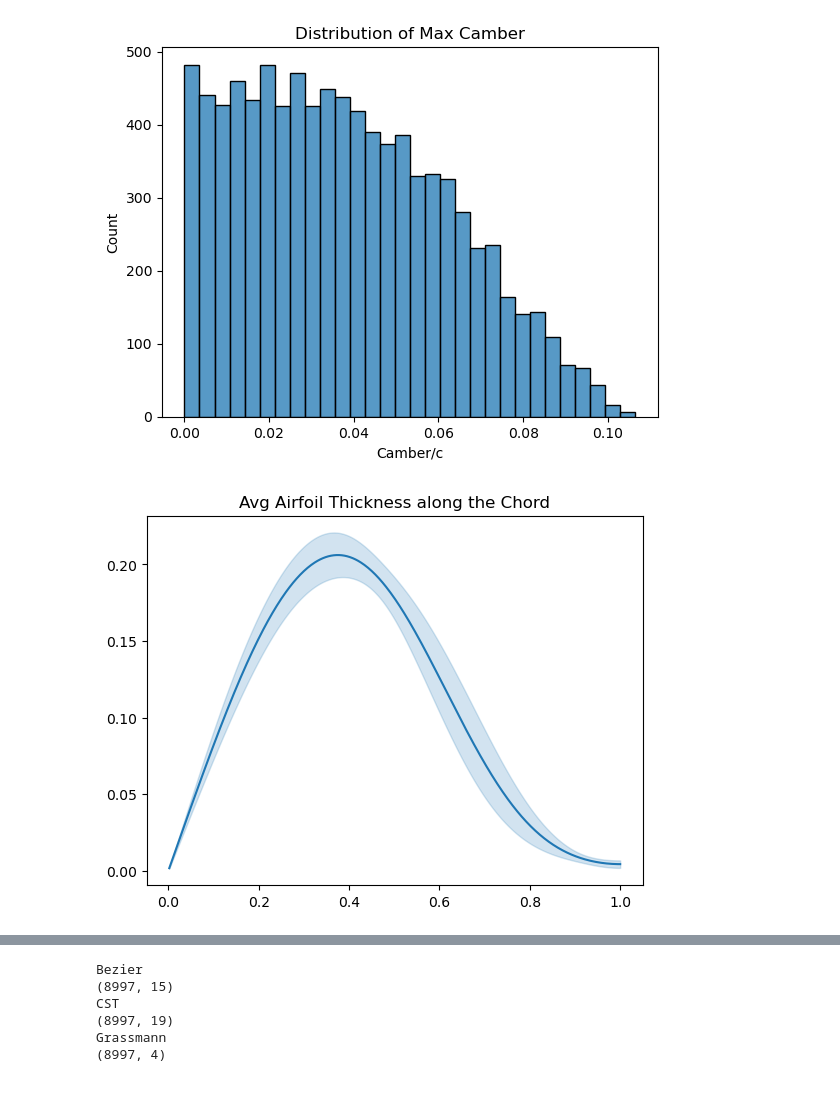
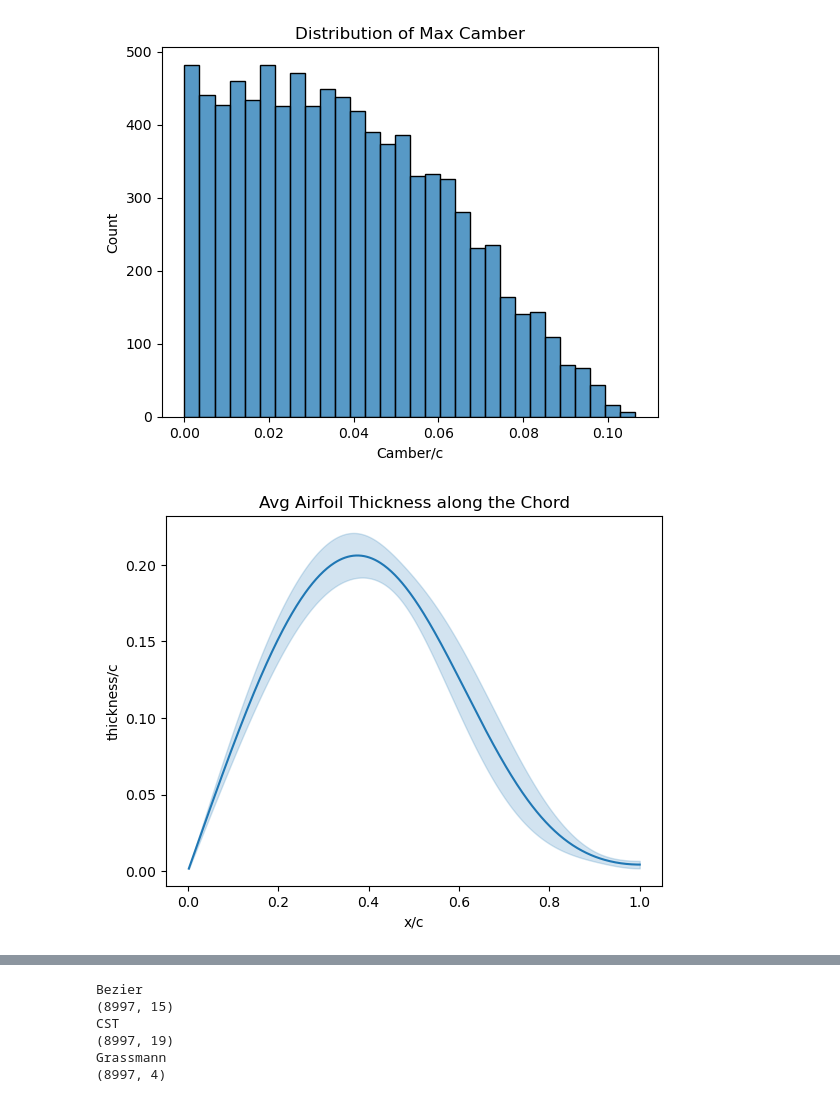
Before and after one commit to NREL/windAI_bench, a Jupyter notebook: airfoil_9k/explore_airfoil_9k_data.ipynb, the cells around one changed output, grey strips where cells are left out. Saved outputs shown, nothing was run; the diff lists cells and outputs as text; code cells hidden in the pictures.

```diff
--- a/airfoil_9k/explore_airfoil_9k_data.ipynb
+++ b/airfoil_9k/explore_airfoil_9k_data.ipynb
@@ -159,9 +160,10 @@ ax.set(xlabel='Camber/c');
 # %%
 # Visualize average thickness along the chord and standard deviation across all airfoils
 ax = sns.lineplot(data=thickness_arr_1d, x=thickness_arr_1d[:,0], y=thickness_arr_1d[:,1], errorbar='sd', n_boot=(len(thickness_arr_1d)))
+ax.set(xlabel='x/c', ylabel='thickness/c')
 ax.set_title('Avg Airfoil Thickness along the Chord');
 # %% [output]
-[figure, old version]
+[figure, new version]
 # %%
 # Visualization of Average Camber line and standard deviation across all airfoils
 ax = sns.lineplot(data=camber_arr_1d, x=camber_arr_1d[:,0], y=camber_arr_1d[:,1], errorbar='sd', n_boot=(len(camber_arr_1d)))
```
Also changed, not shown: parts of 5 cells of this notebook, 1 other file.
